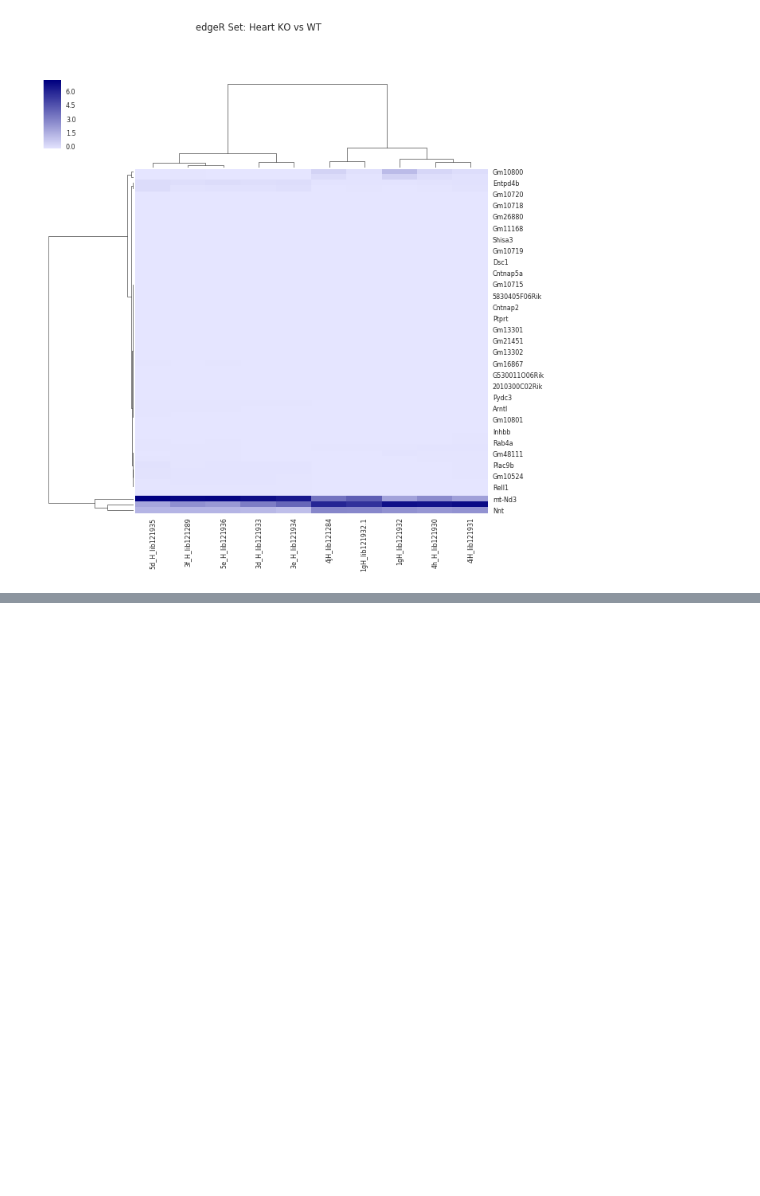
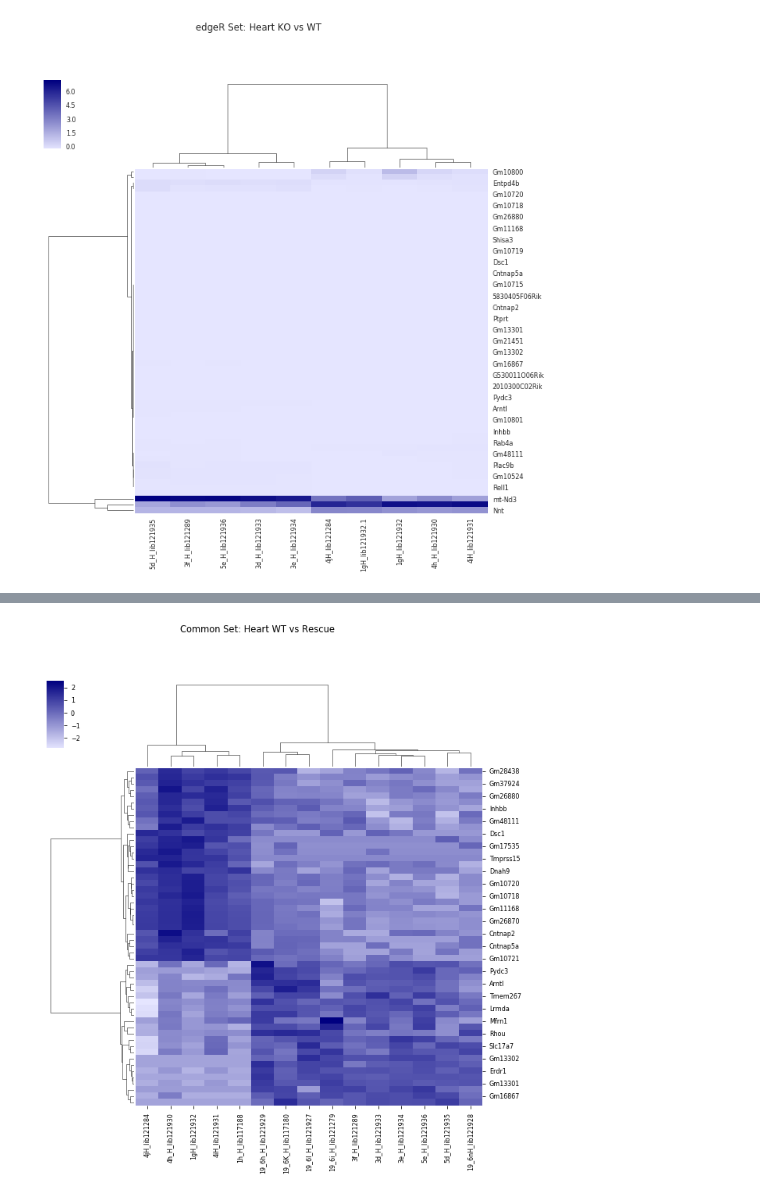
Before and after one commit to SherineAwad/EndocrineNotebooks, a Jupyter notebook: mouse_heatmaps.ipynb, the cells around one changed output, grey strips where cells are left out. Cells and saved outputs as stored; diff of their text form; code cells hidden in the pictures; blank space fills up the shorter version.

```diff
--- a/mouse_heatmaps.ipynb
+++ b/mouse_heatmaps.ipynb
@@ -180,0 +156,18 @@ plt.show()
+# %%
+import seaborn as sns
+import pandas as pd
+from matplotlib import pyplot as plt
+
+# Data set
+df = pd.read_csv('SalmonEdgeRStrainDependent.csv',delimiter=',')
+df = df.set_index('gene')
+del df.index.name
+#df
+my_cmap = sns.light_palette("Navy", as_cmap=True)
+sns.set_context("paper", font_scale = 1, rc={"grid.linewidth": 1.7})
+sns.clustermap(df, metric="euclidean",z_score='None', row_cluster=1,col_cluster =1, method="ward", cmap =my_cmap)
+plt.suptitle('Common Set: Heart WT vs Rescue')
+plt.savefig('commons_hwt_res_edger.png')
+plt.show()
+# %% [output]
+[figure, added]
```
Also changed, not shown: parts of 7 cells of this notebook.
